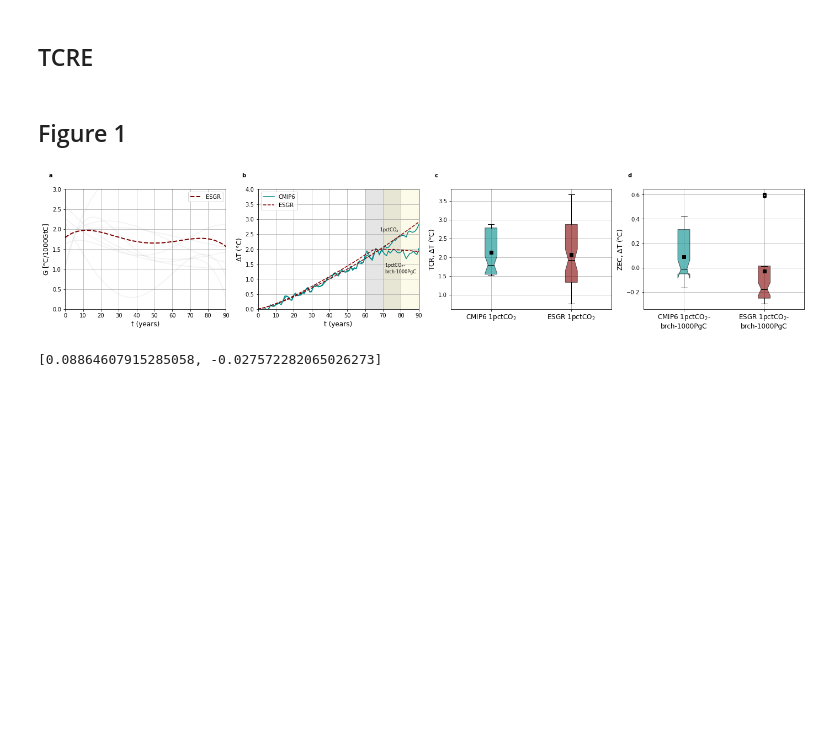
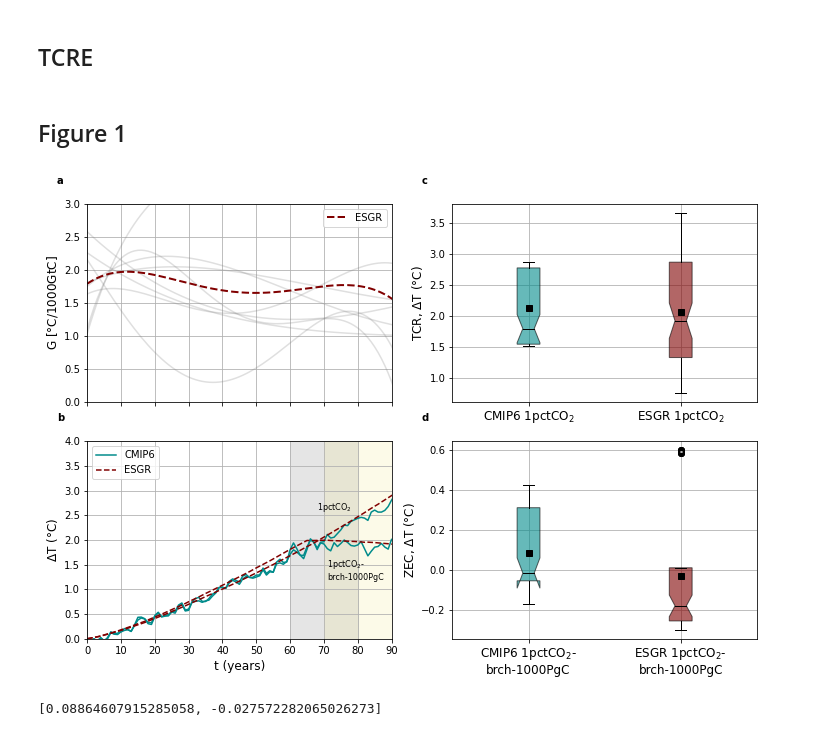
Before and after one commit to lfreese/CO2_greens, a Jupyter notebook: 1pct_and_1000gtc_evaluation.ipynb, the cells around one changed output. Saved outputs shown, nothing was run; the diff lists cells and outputs as text; code cells hidden in the pictures; blank space fills up the shorter version.

```diff
--- a/1pct_and_1000gtc_evaluation.ipynb
+++ b/1pct_and_1000gtc_evaluation.ipynb
@@ -229,19 +229,20 @@ df_zec_cmip_model = reindex_df(df_zec_cmip_model, weight_col = 'count')
 # %% [markdown]
 ## Figure 1
 # %%
-fig, (ax1, ax2, ax3, ax4) = plt.subplots(1, 4, figsize = [24,4])
+fig, ((ax1, ax3), (ax2, ax4)) = plt.subplots(2, 2, figsize = [12,8])
 GtC_per_TtC = 1e3
 ####Plot the GF
 for m in G_ds.model:
-    (G_ds.weighted(A).mean(dim = ['lat','lon']).sel(model = m).mean(dim = 'pulse_type')*GtC_per_TtC).plot(ax = ax1, color = 'grey', alpha = .1)
+    (G_ds.weighted(A).mean(dim = ['lat','lon']).sel(model = m).mean(dim = 'pulse_type')*GtC_per_TtC).plot(ax = ax1, color = 'grey', alpha = .25)
 ax1.set_title('Annual Mean', fontsize = 16)
 ax1.set_xlim(G_ds.s.min(), G_ds.s[90].values)
 ax1.set_ylim(0, 3)
 (G_ds.weighted(A).mean(dim = ['lat','lon']).mean(dim = ['model', 'pulse_type'])*GtC_per_TtC).plot(ax = ax1, label = 'ESGR', color = type_color['emulator_1pct'], linewidth = 2, linestyle = '--')
 ax1.set_ylabel('G [$\degree$C/1000GtC]', fontsize = 12)
 ax1.grid()
-ax1.set_xlabel('t (years)', fontsize = 12)
+ax1.set_xlabel('')
 ax1.legend()
+ax1.set_xticklabels('')
 
 
 ###Plot the 1pct model runs
@@ -277,34 +278,34 @@ for median in box['medians']:
     median.set_color('black')
 ax3.grid()
 ax3.set_ylabel('TCR, $\Delta$T ($\degree$C)', fontsize = 12)
 ax3.set_xticklabels(x, fontsize = 12)
 
 
 ####Plot the ZEC comparison
 x = ['CMIP6 1pctCO$_2$-\nbrch-1000PgC', 'ESGR 1pctCO$_2$-\nbrch-1000PgC']#, '10 Year Rolling\nMean Emulator']
 y = [df_zec_cmip_model['mean'].dropna(),
     df_zec_emulator_model['mean'].dropna()]
 
 colors = [type_color['model_1pct'], type_color['emulator_1pct']]
 box = ax4.boxplot(y, showmeans= True, notch = True, patch_artist=True, meanprops={"marker":"s","markerfacecolor":"black", "markeredgecolor":"black"})
 for patch, color in zip(box['boxes'], colors):
     patch.set_facecolor(color)
     patch.set_alpha(0.6)
 for median in box['medians']:
     median.set_color('black')
 ax4.grid()
 ax4.set_ylabel('ZEC, $\Delta$T ($\degree$C)', fontsize = 12)
 ax4.set_xticklabels(x, fontsize = 12)
 
 alpha_labels = iter(alphabet)
 for ax in [ax1, ax2, ax3, ax4]:
     label = next(alpha_labels)
     ax.text(x = -0.1, y =1.1, s = label, transform=ax.transAxes, fontweight="bold")
 
 
 plt.savefig('figures/paper/figure1_GF_1pct_TCR.png', bbox_inches = 'tight', dpi = 300)
 # %% [output]
-[figure, old version]
+[figure, new version]
 # %%
 [df_zec_cmip_model['mean'].dropna().mean(),
     df_zec_emulator_model['mean'].dropna().mean()]
```
Also changed, not shown: 15 other files.
